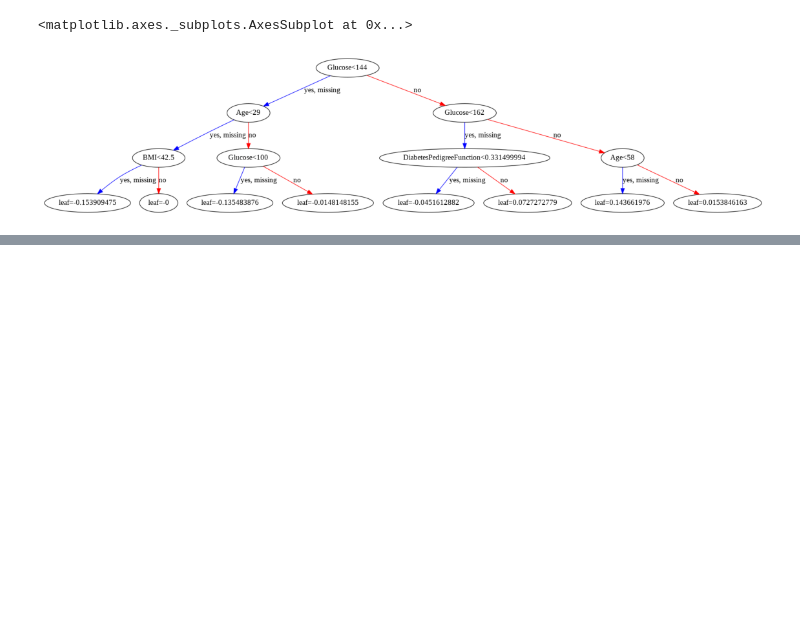
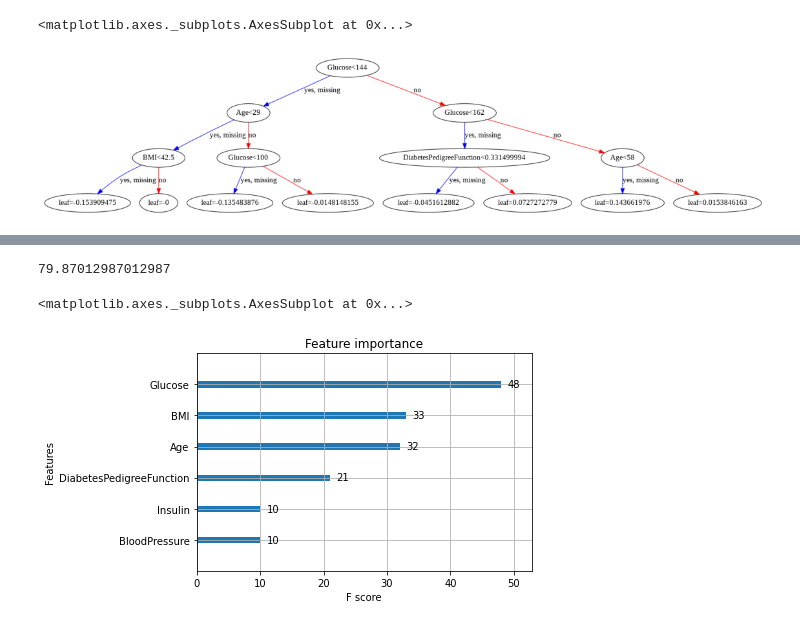
Before and after one commit to SurajUppal21/XGBoost-Classifier-and-Comparison, a Jupyter notebook: implementing_XG_Boost.ipynb, the cells around one changed output, grey strips where cells are left out. Cells and saved outputs as stored; diff of their text form; code cells hidden in the pictures; blank space fills up the shorter version.

```diff
--- a/implementing_XG_Boost.ipynb
+++ b/implementing_XG_Boost.ipynb
@@ -209,0 +218,11 @@ xgb.plot_tree(model,ax=plt.gca())
+# %%
+X = df.drop(["Outcome","Pregnancies"],axis=1)
+y = df["Outcome"]
+# %%
+X_train,X_test,y_train,y_test = train_test_split(X,y,random_state=101,test_size=0.20)
+# %%
+model_2 = XGBClassifier(n_estimators=200)
+model_2.fit(X_train,y_train,
+          early_stopping_rounds=10,
+          eval_set=[(X_test,y_test)],
+          verbose=True)
@@ -209,0 +250,9 @@ xgb.plot_tree(model,ax=plt.gca())
+# %%
+print(accuracy_score(y_test,pred_2)*100)
+# %% [output]
+79.87012987012987
+# %%
+plot_importance(model_2)
+# %% [output]
+<matplotlib.axes._subplots.AxesSubplot at 0x...>
+[figure, added]
```
Also changed, not shown: parts of 10 cells of this notebook.
